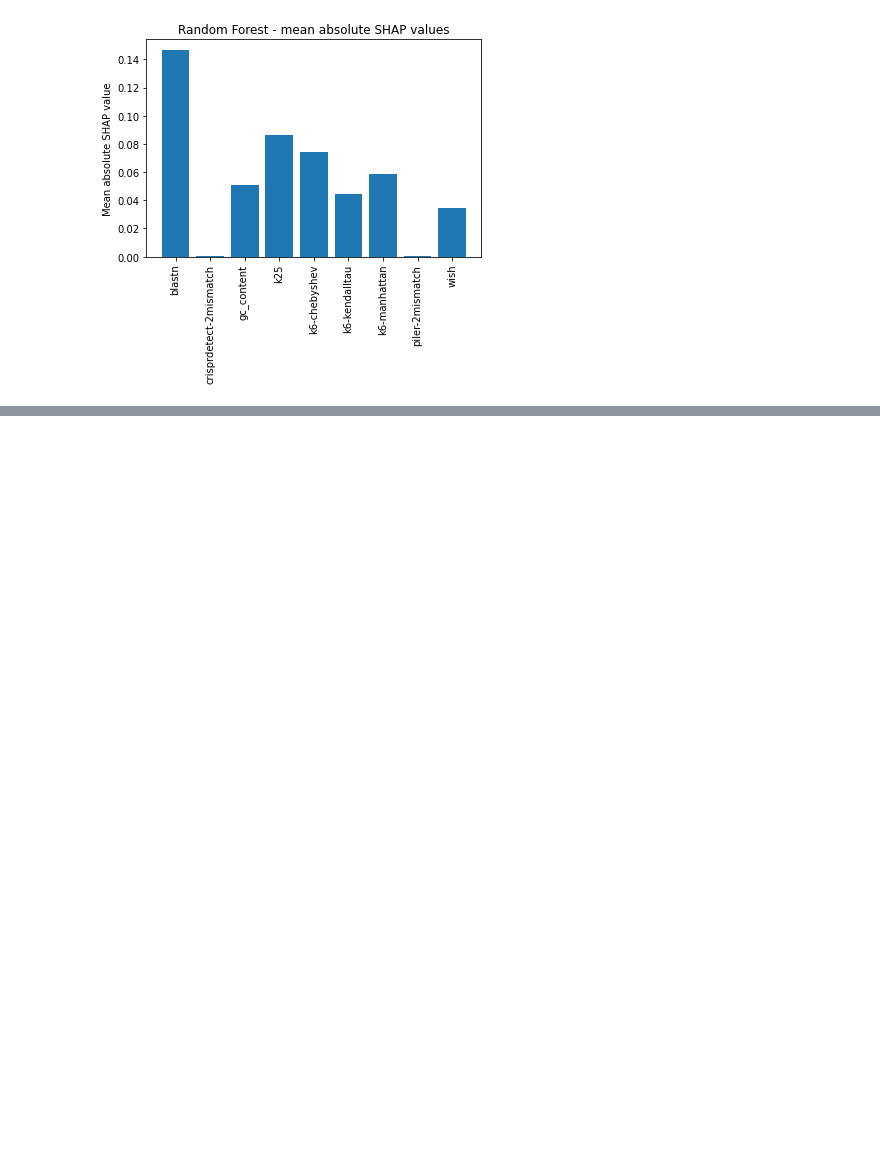
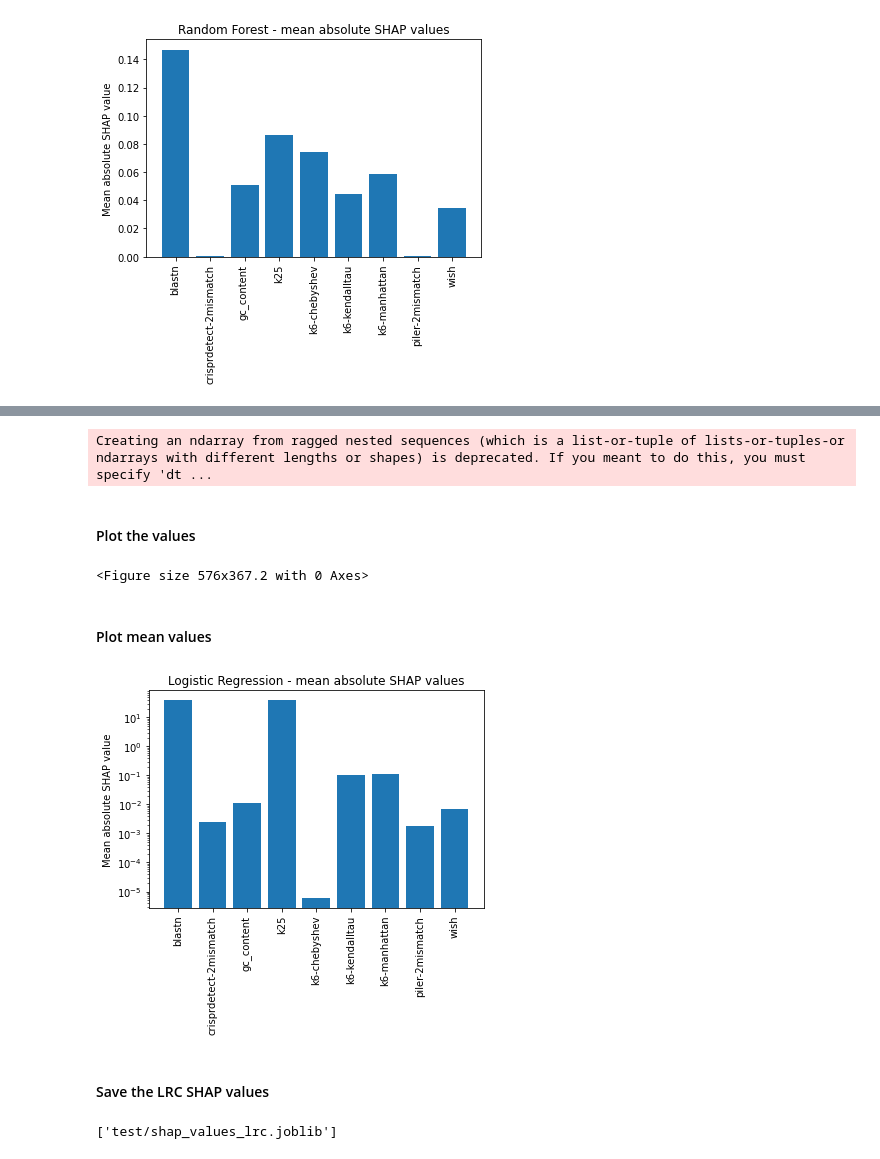
Before and after one commit to mikrzol/ML_bacteriophage_host_predicting, a Jupyter notebook: shap.ipynb, the cells around one changed output, grey strips where cells are left out. Drawn from its saved outputs; the diff is of its cells as text; code cells hidden in the pictures; blank space fills up the shorter version.

```diff
--- a/shap.ipynb
+++ b/shap.ipynb
@@ -120,0 +208,12 @@ plot_mean_shap(X_learning, shap_vals)
+# %%
+prob_df_sel = pd.DataFrame(index=range(len(df_all['y'])), columns=['0', '1'])
+prob_df_sel['0'] = prob_df_sel['0'].astype('float')
+prob_df_sel['1'] = prob_df_sel['1'].astype('float')
+for i in range(0, max(groups_main)+1):
+    mask_main = groups_main == i
+    prob_df_sel.loc[mask_main, ['0', '1']] = \
+        results_lrc['estimator'][i].predict_proba(X_all.loc[mask_main,:])
+
+df_all['0'] = prob_df_sel['0']
+df_all['1'] = prob_df_sel['1']
+df_all.to_csv('test/dfs&results/df_all_lrc.tsv', sep='\t')
@@ -120,0 +229,15 @@ plot_mean_shap(X_learning, shap_vals)
+# %%
+def get_shap_values_lrc(estimators: list, X_learn: pd.DataFrame):
+    vals = []
+    for i, est in enumerate(estimators):
+        X_test = X_learn[learning_df['group_code'] == i]
+        explainer = shap.Explainer(est, X_test)
+        vals.append(explainer(X_test))
+    vals = np.array(vals)
+    return vals
+# %%
+shap_vals_lrc = get_shap_values_lrc(results_lrc['estimator'], X_learning)
+# %% [output]
+Creating an ndarray from ragged nested sequences (which is a list-or-tuple of lists-or-tuples-or ndarrays with different lengths or shapes) is deprecated. If you meant to do this, you must specify 'dt ...
+# %% [markdown]
+#### Plot the values
@@ -120,0 +253,24 @@ plot_mean_shap(X_learning, shap_vals)
+# %%
+plot_shap_values(shap_vals_lrc, X_learning, 'LRC')
+# %% [output]
+<Figure size 576x367.2 with 0 Axes>
+# %% [markdown]
+#### Plot mean values
+# %%
+def plot_mean_shap(X_learn: pd.DataFrame, shap_values: list, name: str):
+    plt.bar(X_learn.columns, np.mean([np.absolute(val) for i in shap_values for val in i.values], axis=0))
+    plt.gca().set_yscale('log') # note the log scale
+    plt.xticks(rotation=90)
+    plt.ylabel('Mean absolute SHAP value')
+    plt.title(f'{name} - mean absolute SHAP values')
+# %%
+plot_mean_shap(X_learning, shap_vals_lrc, 'Logistic Regression')
+# %% [output]
+[figure, added]
+# %% [markdown]
+#### Save the LRC SHAP values
+# %%
+from joblib import dump
+dump(shap_vals_lrc, 'test/shap_values_lrc.joblib')
+# %% [output]
+['test/shap_values_lrc.joblib']
```
Also changed, not shown: parts of 26 cells of this notebook.
